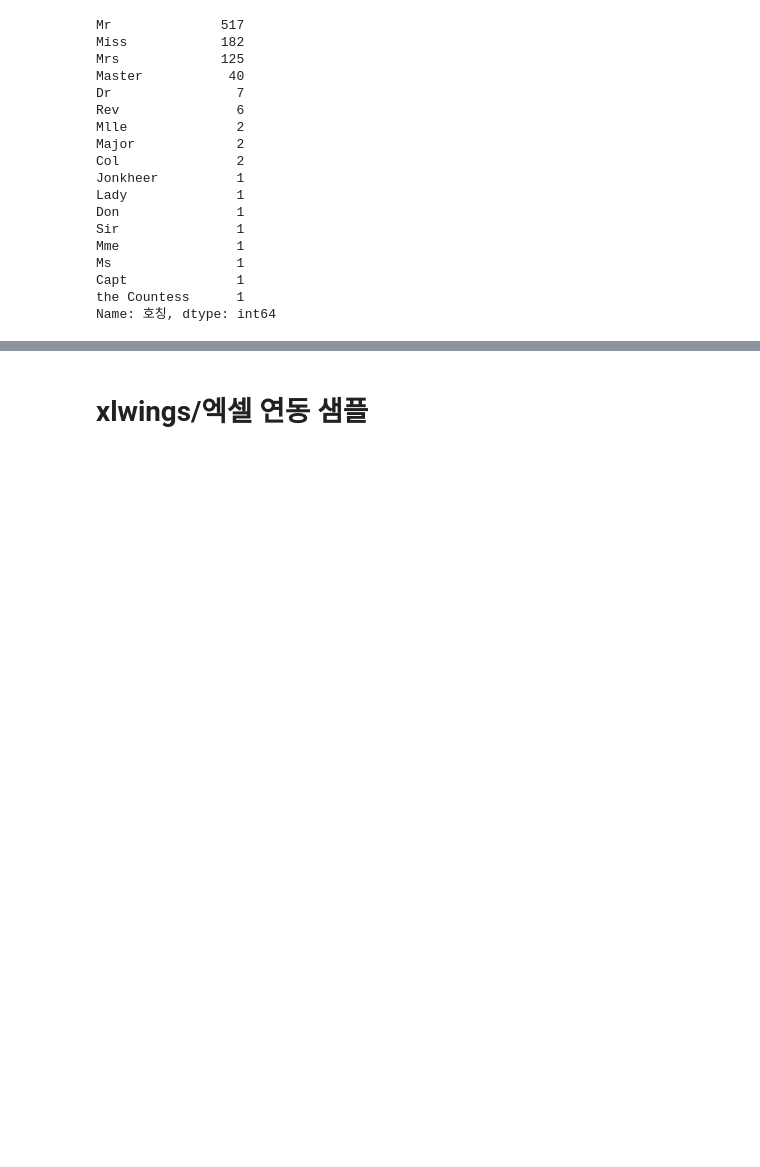
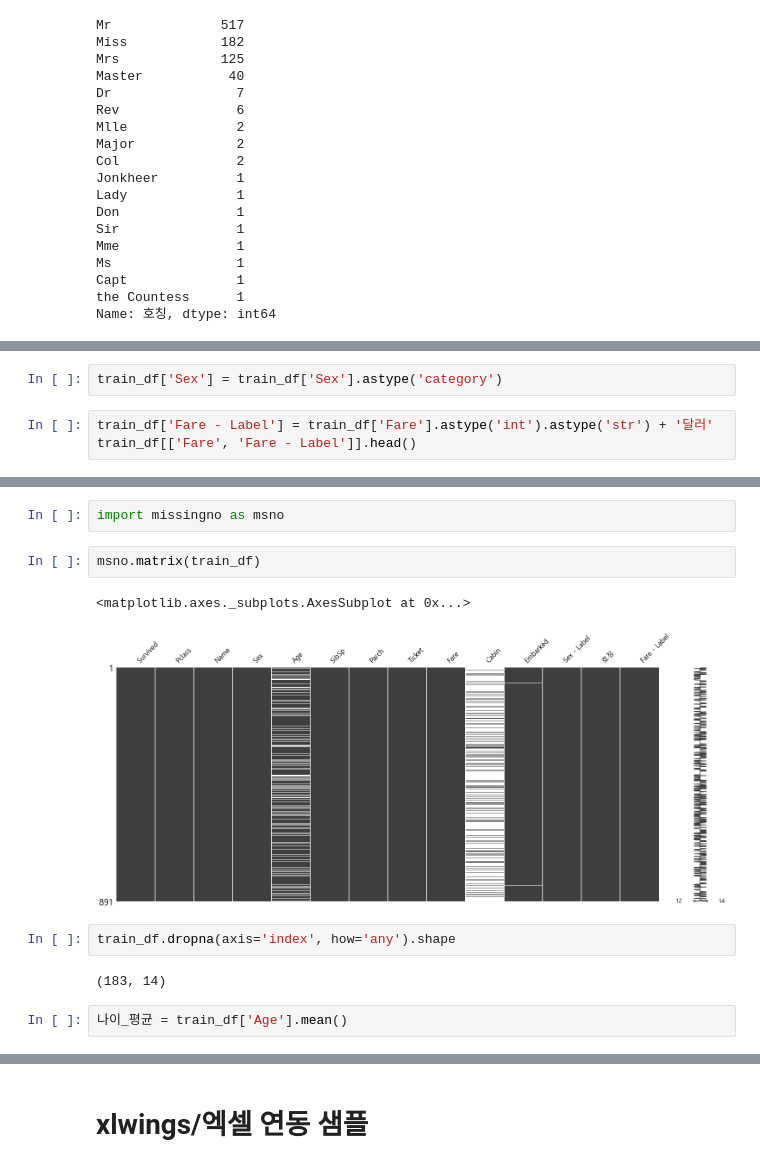
Before and after one commit to allieus/demo-ls-python-201905, a Jupyter notebook: Python Day 2.ipynb, the cells around one changed output, grey strips where cells are left out. Cells and saved outputs as stored; diff of their text form; blank space fills up the shorter version.

```diff
--- a/Python Day 2.ipynb
+++ b/Python Day 2.ipynb
@@ -837,0 +857,5 @@ Name: 호칭, dtype: int64
+# %%
+train_df['Sex'] = train_df['Sex'].astype('category')
+# %%
+train_df['Fare - Label'] = train_df['Fare'].astype('int').astype('str') + '달러'
+train_df[['Fare', 'Fare - Label']].head()
@@ -837,0 +907,13 @@ Name: 호칭, dtype: int64
+# %%
+import missingno as msno
+# %%
+msno.matrix(train_df)
+# %% [output]
+<matplotlib.axes._subplots.AxesSubplot at 0x...>
+[figure, added]
+# %%
+train_df.dropna(axis='index', how='any').shape
+# %% [output]
+(183, 14)
+# %%
+나이_평균 = train_df['Age'].mean()
```
Also changed, not shown: parts of 12 cells of this notebook.
